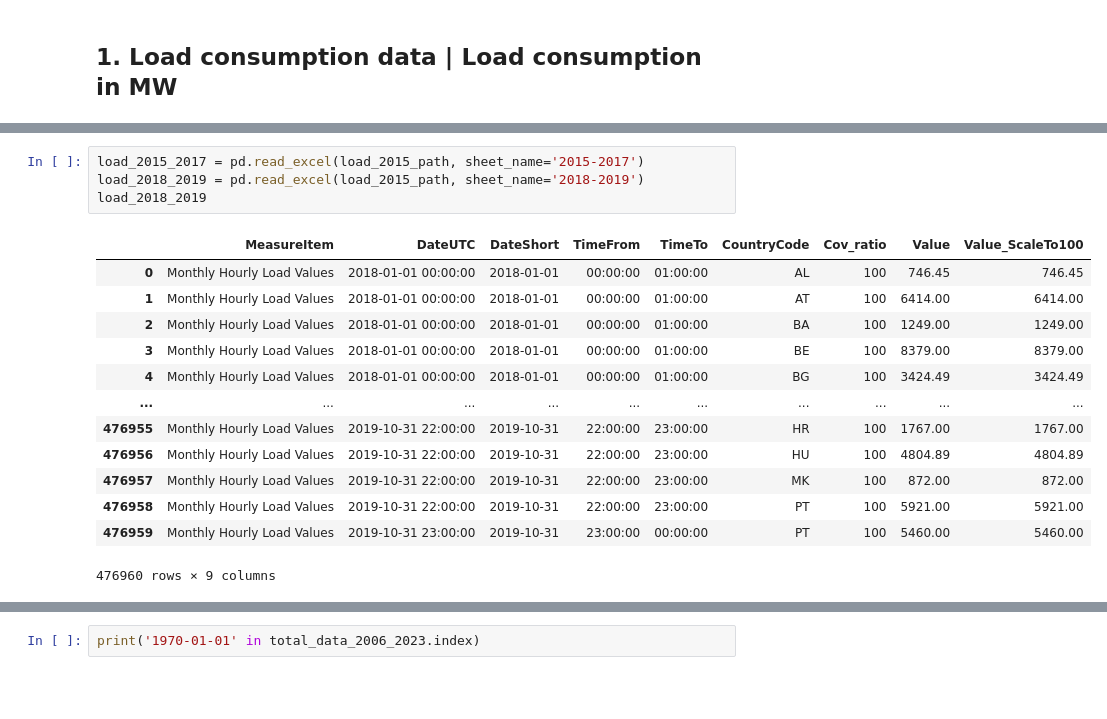
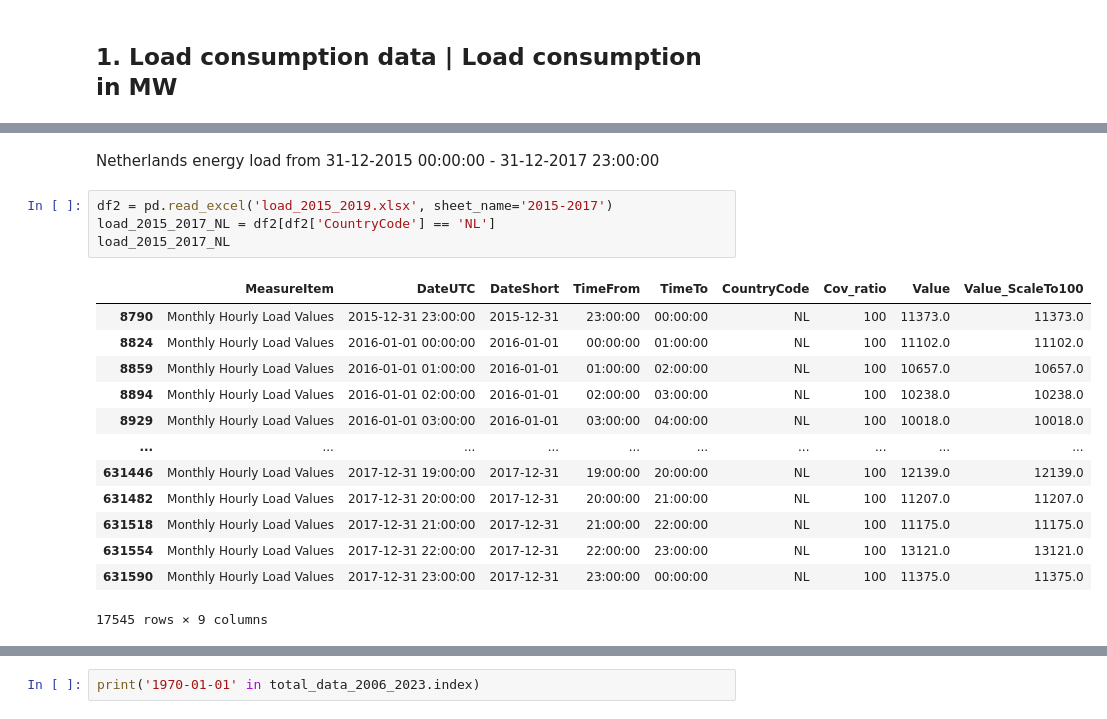
Before and after one commit to kkoutris/master-thesis---energy-demand-forecasting, a Jupyter notebook: loadConsumption/preprocess_ENTSO-E.ipynb, the cells around one changed output, grey strips where cells are left out. Saved outputs shown, nothing was run; the diff lists cells and outputs as text; blank space fills up the shorter version.

Commit message:
Energy load data pre-processing

```diff
--- a/loadConsumption/preprocess_ENTSO-E.ipynb
+++ b/loadConsumption/preprocess_ENTSO-E.ipynb
@@ -99,18 +71,20 @@ load_2015_path = 'load_2015_2019.xlsx'
+# %% [markdown]
+Netherlands energy load from 31-12-2015 00:00:00 - 31-12-2017 23:00:00
 # %%
-load_2015_2017 = pd.read_excel(load_2015_path, sheet_name='2015-2017')
-load_2018_2019 = pd.read_excel(load_2015_path, sheet_name='2018-2019')
-load_2018_2019
+df2 = pd.read_excel('load_2015_2019.xlsx', sheet_name='2015-2017')
+load_2015_2017_NL = df2[df2['CountryCode'] == 'NL']
+load_2015_2017_NL
 # %% [output]
 |  | MeasureItem | DateUTC | DateShort | TimeFrom | TimeTo | CountryCode | Cov_ratio | Value | Value_ScaleTo100 |
-| 0 | Monthly Hourly Load Values | 2018-01-01 00:00:00 | 2018-01-01 | 00:00:00 | 01:00:00 | AL | 100 | 746.45 | 746.45 |
-| 1 | Monthly Hourly Load Values | 2018-01-01 00:00:00 | 2018-01-01 | 00:00:00 | 01:00:00 | AT | 100 | 6414.00 | 6414.00 |
-| 2 | Monthly Hourly Load Values | 2018-01-01 00:00:00 | 2018-01-01 | 00:00:00 | 01:00:00 | BA | 100 | 1249.00 | 1249.00 |
-| 3 | Monthly Hourly Load Values | 2018-01-01 00:00:00 | 2018-01-01 | 00:00:00 | 01:00:00 | BE | 100 | 8379.00 | 8379.00 |
-| 4 | Monthly Hourly Load Values | 2018-01-01 00:00:00 | 2018-01-01 | 00:00:00 | 01:00:00 | BG | 100 | 3424.49 | 3424.49 |
+| 8790 | Monthly Hourly Load Values | 2015-12-31 23:00:00 | 2015-12-31 | 23:00:00 | 00:00:00 | NL | 100 | 11373.0 | 11373.0 |
+| 8824 | Monthly Hourly Load Values | 2016-01-01 00:00:00 | 2016-01-01 | 00:00:00 | 01:00:00 | NL | 100 | 11102.0 | 11102.0 |
+| 8859 | Monthly Hourly Load Values | 2016-01-01 01:00:00 | 2016-01-01 | 01:00:00 | 02:00:00 | NL | 100 | 10657.0 | 10657.0 |
+| 8894 | Monthly Hourly Load Values | 2016-01-01 02:00:00 | 2016-01-01 | 02:00:00 | 03:00:00 | NL | 100 | 10238.0 | 10238.0 |
+| 8929 | Monthly Hourly Load Values | 2016-01-01 03:00:00 | 2016-01-01 | 03:00:00 | 04:00:00 | NL | 100 | 10018.0 | 10018.0 |
 | ... | ... | ... | ... | ... | ... | ... | ... | ... | ... |
-| 476955 | Monthly Hourly Load Values | 2019-10-31 22:00:00 | 2019-10-31 | 22:00:00 | 23:00:00 | HR | 100 | 1767.00 | 1767.00 |
-| 476956 | Monthly Hourly Load Values | 2019-10-31 22:00:00 | 2019-10-31 | 22:00:00 | 23:00:00 | HU | 100 | 4804.89 | 4804.89 |
-| 476957 | Monthly Hourly Load Values | 2019-10-31 22:00:00 | 2019-10-31 | 22:00:00 | 23:00:00 | MK | 100 | 872.00 | 872.00 |
-| 476958 | Monthly Hourly Load Values | 2019-10-31 22:00:00 | 2019-10-31 | 22:00:00 | 23:00:00 | PT | 100 | 5921.00 | 5921.00 |
-| 476959 | Monthly Hourly Load Values | 2019-10-31 23:00:00 | 2019-10-31 | 23:00:00 | 00:00:00 | PT | 100 | 5460.00 | 5460.00 |
+| 631446 | Monthly Hourly Load Values | 2017-12-31 19:00:00 | 2017-12-31 | 19:00:00 | 20:00:00 | NL | 100 | 12139.0 | 12139.0 |
+| 631482 | Monthly Hourly Load Values | 2017-12-31 20:00:00 | 2017-12-31 | 20:00:00 | 21:00:00 | NL | 100 | 11207.0 | 11207.0 |
+| 631518 | Monthly Hourly Load Values | 2017-12-31 21:00:00 | 2017-12-31 | 21:00:00 | 22:00:00 | NL | 100 | 11175.0 | 11175.0 |
+| 631554 | Monthly Hourly Load Values | 2017-12-31 22:00:00 | 2017-12-31 | 22:00:00 | 23:00:00 | NL | 100 | 13121.0 | 13121.0 |
+| 631590 | Monthly Hourly Load Values | 2017-12-31 23:00:00 | 2017-12-31 | 23:00:00 | 00:00:00 | NL | 100 | 11375.0 | 11375.0 |
-476960 rows × 9 columns
+17545 rows × 9 columns
```
Also changed, not shown: parts of 50 cells of this notebook.
